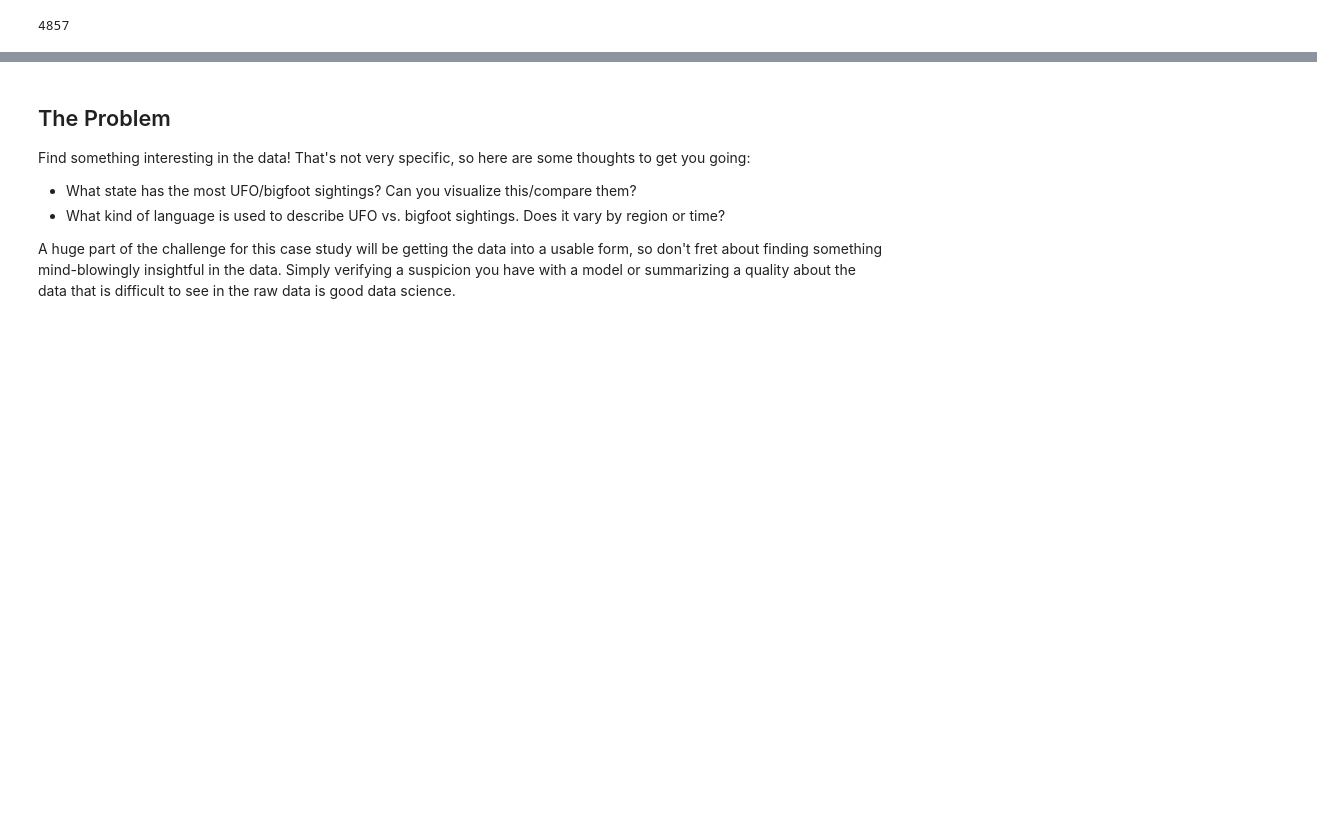
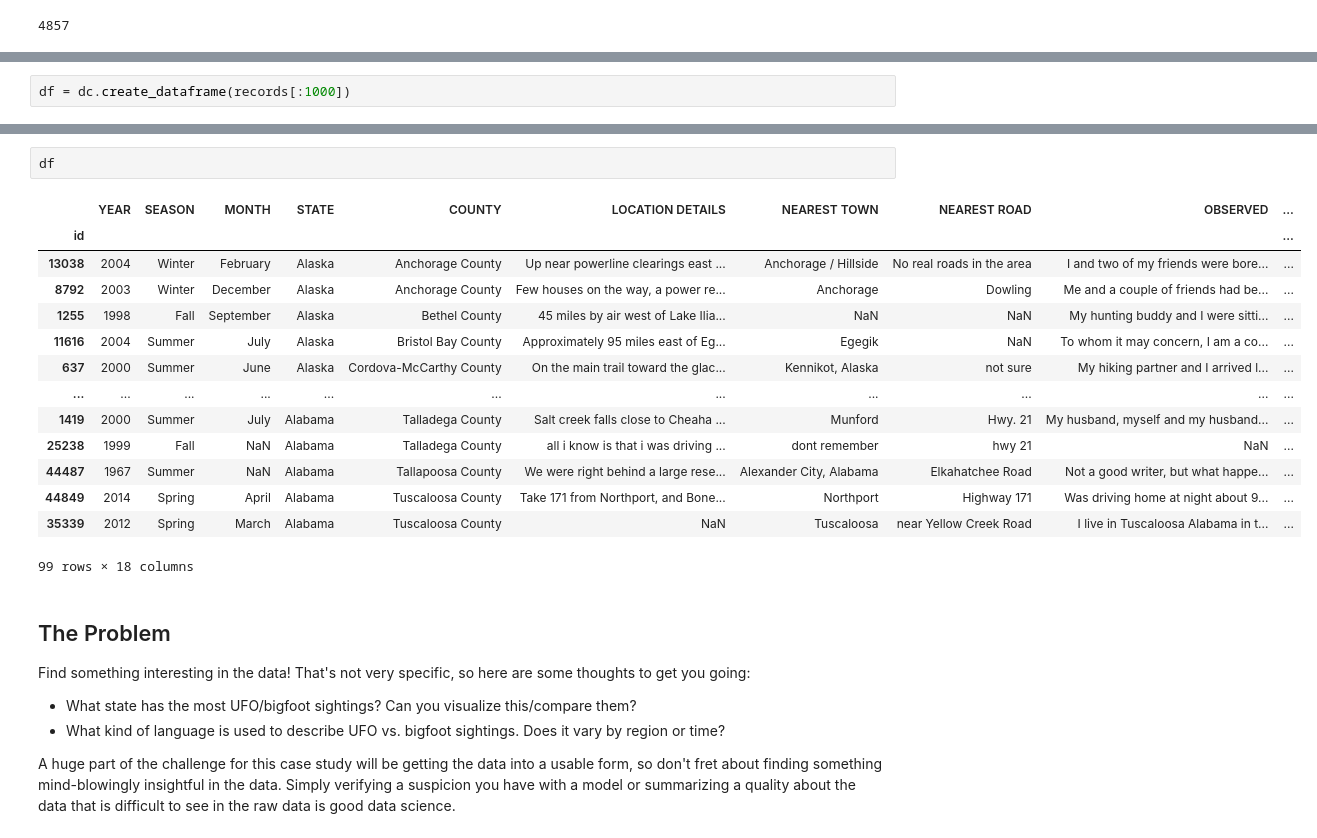
Before and after one commit to rasbot/Bigfoot-Sighting-NLP-Study, a Jupyter notebook: _nlp_case_study.ipynb, the cells around one changed output, grey strips where cells are left out. Drawn from its saved outputs; the diff is of its cells as text; blank space fills up the shorter version.

```diff
--- a/_nlp_case_study.ipynb
+++ b/_nlp_case_study.ipynb
@@ -30,0 +58,2 @@ len(records)
+# %%
+df = dc.create_dataframe(records[:1000])
@@ -31,3 +102,20 @@ len(records)
+# %%
+df
+# %% [output]
+|  | YEAR | SEASON | MONTH | STATE | COUNTY | LOCATION DETAILS | NEAREST TOWN | NEAREST ROAD | OBSERVED | ... |
+| id |  |  |  |  |  |  |  |  |  | ... |
+| 13038 | 2004 | Winter | February | Alaska | Anchorage County | Up near powerline clearings east ... | Anchorage / Hillside | No real roads in the area | I and two of my friends were bore... | ... |
+| 8792 | 2003 | Winter | December | Alaska | Anchorage County | Few houses on the way, a power re... | Anchorage | Dowling | Me and a couple of friends had be... | ... |
+| 1255 | 1998 | Fall | September | Alaska | Bethel County | 45 miles by air west of Lake Ilia... | NaN | NaN | My hunting buddy and I were sitti... | ... |
+| 11616 | 2004 | Summer | July | Alaska | Bristol Bay County | Approximately 95 miles east of Eg... | Egegik | NaN | To whom it may concern, I am a co... | ... |
+| 637 | 2000 | Summer | June | Alaska | Cordova-McCarthy County | On the main trail toward the glac... | Kennikot, Alaska | not sure | My hiking partner and I arrived l... | ... |
+| ... | ... | ... | ... | ... | ... | ... | ... | ... | ... | ... |
+| 1419 | 2000 | Summer | July | Alabama | Talladega County | Salt creek falls close to Cheaha ... | Munford | Hwy. 21 | My husband, myself and my husband... | ... |
+| 25238 | 1999 | Fall | NaN | Alabama | Talladega County | all i know is that i was driving ... | dont remember | hwy 21 | NaN | ... |
+| 44487 | 1967 | Summer | NaN | Alabama | Tallapoosa County | We were right behind a large rese... | Alexander City, Alabama | Elkahatchee Road | Not a good writer, but what happe... | ... |
+| 44849 | 2014 | Spring | April | Alabama | Tuscaloosa County | Take 171 from Northport, and Bone... | Northport | Highway 171 | Was driving home at night about 9... | ... |
+| 35339 | 2012 | Spring | March | Alabama | Tuscaloosa County | NaN | Tuscaloosa | near Yellow Creek Road | I live in Tuscaloosa Alabama in t... | ... |
+99 rows × 18 columns
 # %% [markdown]
 ## The Problem
 
```
Also changed, not shown: parts of 9 cells of this notebook.
